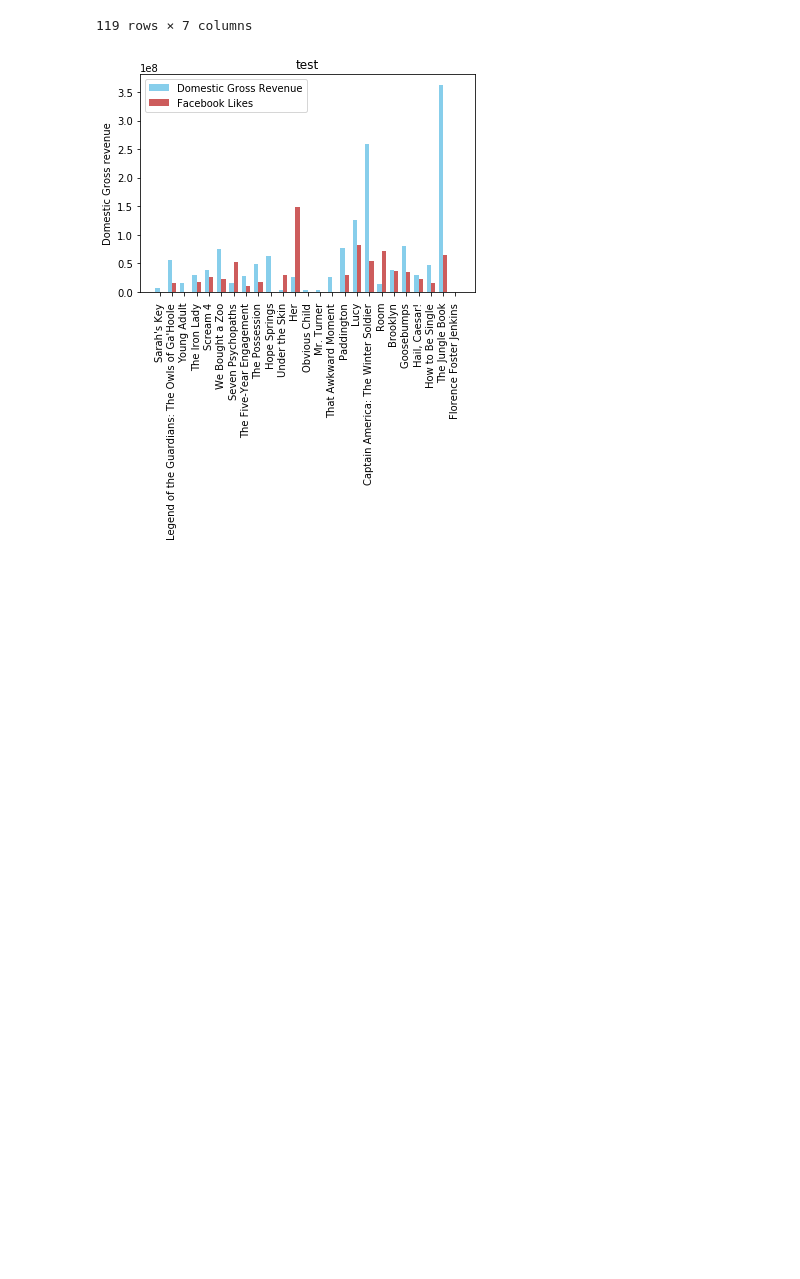
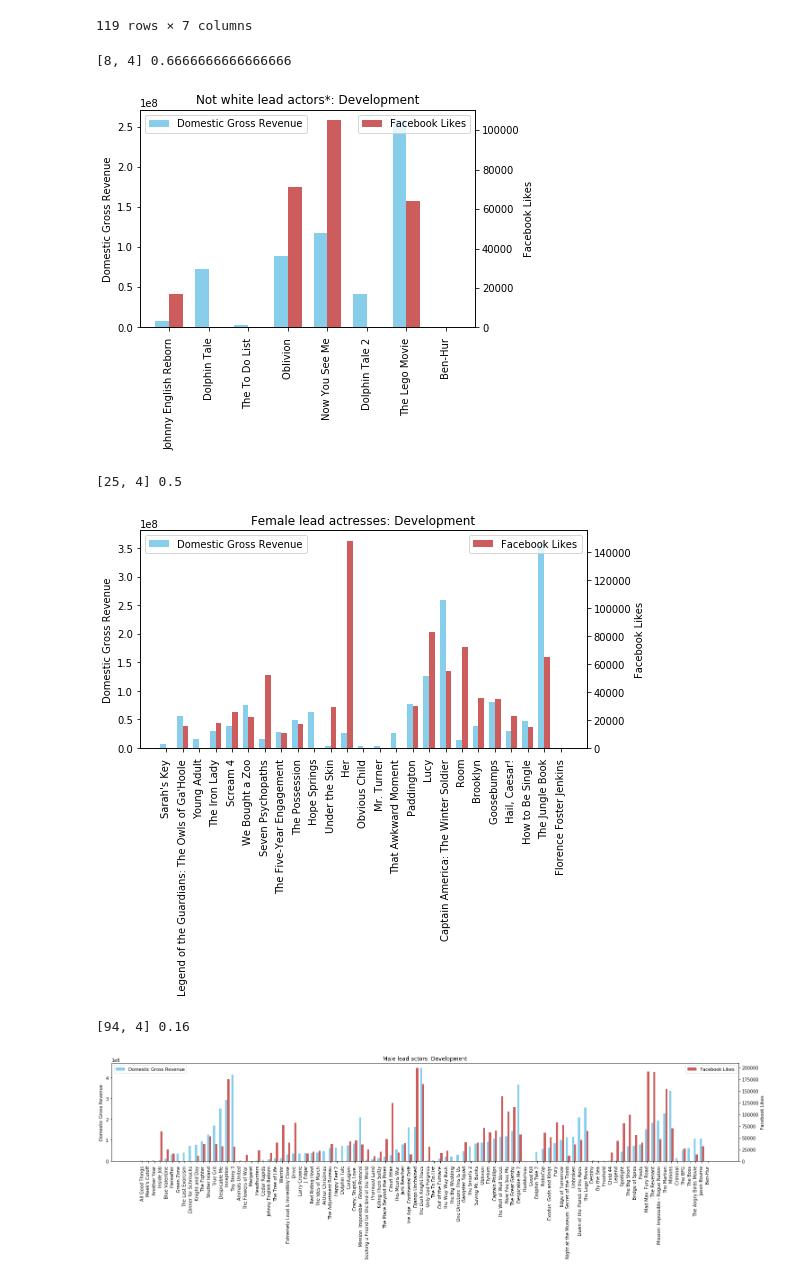
Before and after one commit to Data-Science-HTW/diversity-in-movies, a Jupyter notebook: Diversity in Movies.ipynb, the cells around one changed output. Cells and saved outputs as stored; diff of their text form; code cells hidden in the pictures; blank space fills up the shorter version.

Commit message:
improved visualization 1 but still one problem left

```diff
--- a/Diversity in Movies.ipynb
+++ b/Diversity in Movies.ipynb
@@ -125,27 +125,3 @@ movies_mw = movies_m.query('race_simple=="White"')
 movies_mn = movies_m.query('race_simple=="POC"')
 movies_fw = movies_f.query('race_simple=="White"')
 movies_fn = movies_f.query('race_simple=="POC"')
-# %%
-#Will improve the following with help of https://stackoverflow.com/questions/24183101/pandas-bar-plot-with-two-bars-and-two-y-axis
-#https://duckduckgo.com/?q=add+second+y+axis+matplotlib&t=ffab&ia=web
-
-ind = np.arange(len(movies_f['gross']))  # the x locations for the groups
-width = 0.35  # the width of the bars
-
-fig, ax = plt.subplots()
-rects1 = ax.bar(ind - width/2, movies_f['gross'], width, yerr=0,
-                color='SkyBlue', label='Domestic Gross Revenue')
-rects2 = ax.bar(ind + width/2, movies_f['movie_facebook_likes'] * 1000, width, yerr=0,
-                color='IndianRed', label='Facebook Likes')
-
-# Add some text for labels, title and custom x-axis tick labels, etc.
-ax.set_ylabel('Domestic Gross revenue')
-ax.set_title('test')
-ax.set_xticks(ind)
-ax.set_xticklabels(movies_f['movie_title'])
-ax.legend()
-
-plt.xticks(rotation="vertical")
-plt.show()
-# %% [output]
-[figure, removed]
@@ -151,0 +168,15 @@ plt.show()
+# %%
+vis_bar(title='Not white lead actors*: Development', x_axis=movies_n['movie_title'], y_axis1=movies_n['gross'], y_label1='Domestic Gross Revenue', y_axis2=movies_n['movie_facebook_likes'], y_label2='Facebook Likes')
+
+vis_bar(title='Female lead actresses: Development', x_axis=movies_f['movie_title'], y_axis1=movies_f['gross'], y_label1='Domestic Gross Revenue', y_axis2=movies_f['movie_facebook_likes'], y_label2='Facebook Likes')
+
+vis_bar(title='Male lead actors: Development', x_axis=movies_m['movie_title'], y_axis1=movies_m['gross'], y_label1='Domestic Gross Revenue', y_axis2=movies_m['movie_facebook_likes'], y_label2='Facebook Likes')
+
+vis_bar(title='White lead actors*: Development', x_axis=movies_w['movie_title'], y_axis1=movies_w['gross'], y_label1='Domestic Gross Revenue', y_axis2=movies_w['movie_facebook_likes'], y_label2='Facebook Likes')
+# %% [output]
+[8, 4] 0.6666666666666666
+[figure, added]
+[25, 4] 0.5
+[figure, added]
+[94, 4] 0.16
+[figure, added]
```
Also changed, not shown: parts of 2 cells of this notebook.
